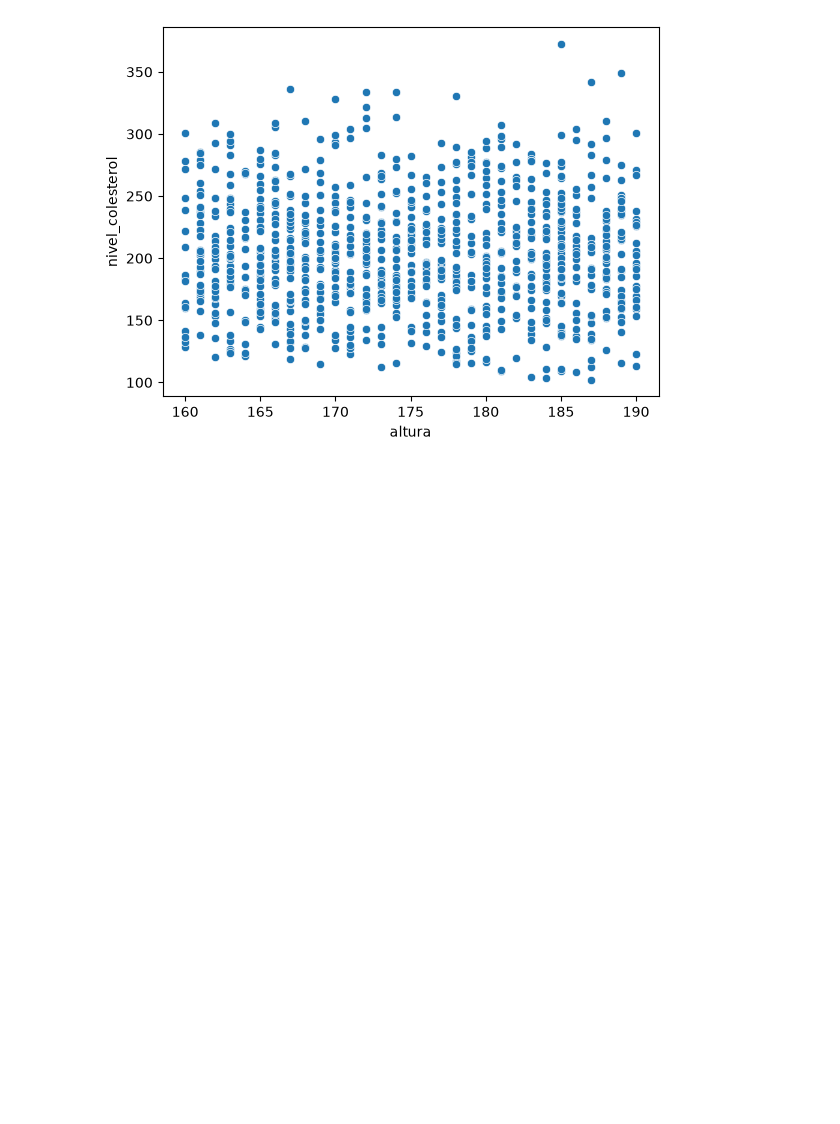
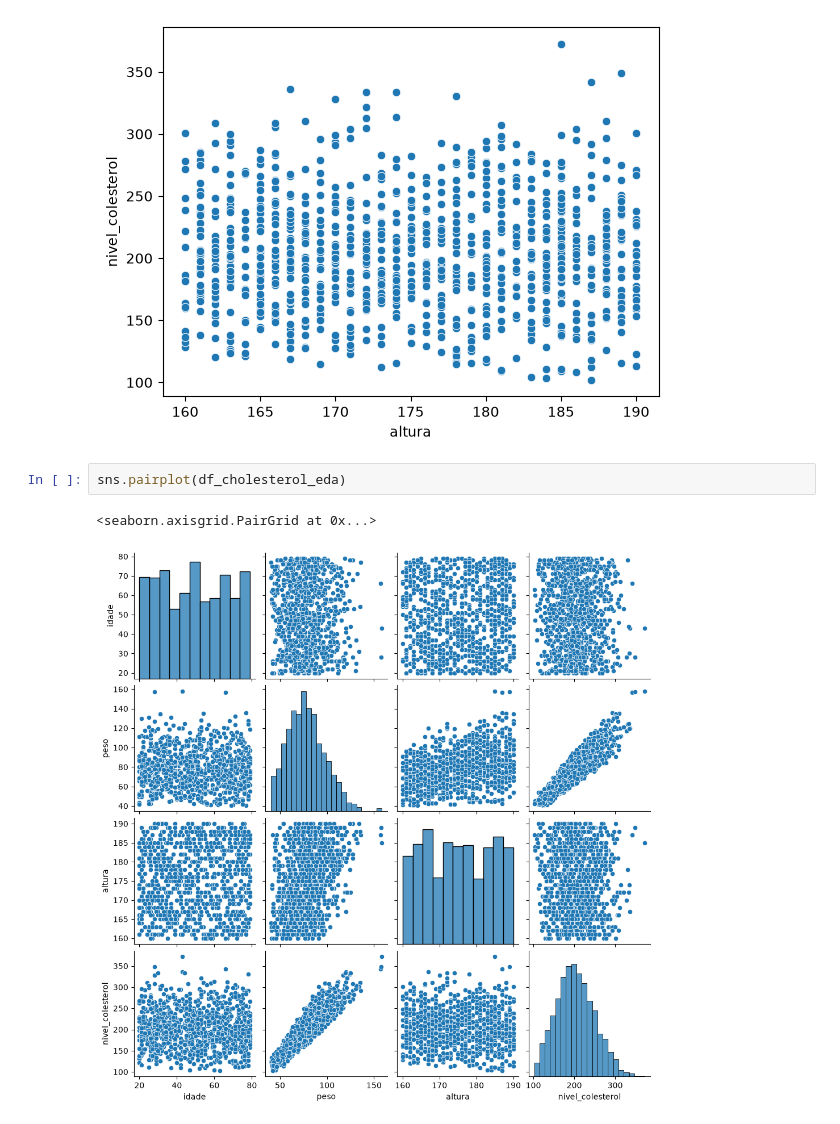
Before and after one commit to josevictorn/cholesterol_model, a Jupyter notebook: cholesterol_model.ipynb, the cells around one changed output. Drawn from its saved outputs; the diff is of its cells as text; blank space fills up the shorter version.

Commit message:
docs: update notebook with visualization outputs

```diff
--- a/cholesterol_model.ipynb
+++ b/cholesterol_model.ipynb
@@ -210,3 +210,8 @@ sns.scatterplot(data=df_cholesterol_eda, x='altura', y='nivel_colesterol')
 # %% [output]
 <Axes: xlabel='altura', ylabel='nivel_colesterol'>
 [figure]
+# %%
+sns.pairplot(df_cholesterol_eda)
+# %% [output]
+<seaborn.axisgrid.PairGrid at 0x...>
+[figure, added]
```
